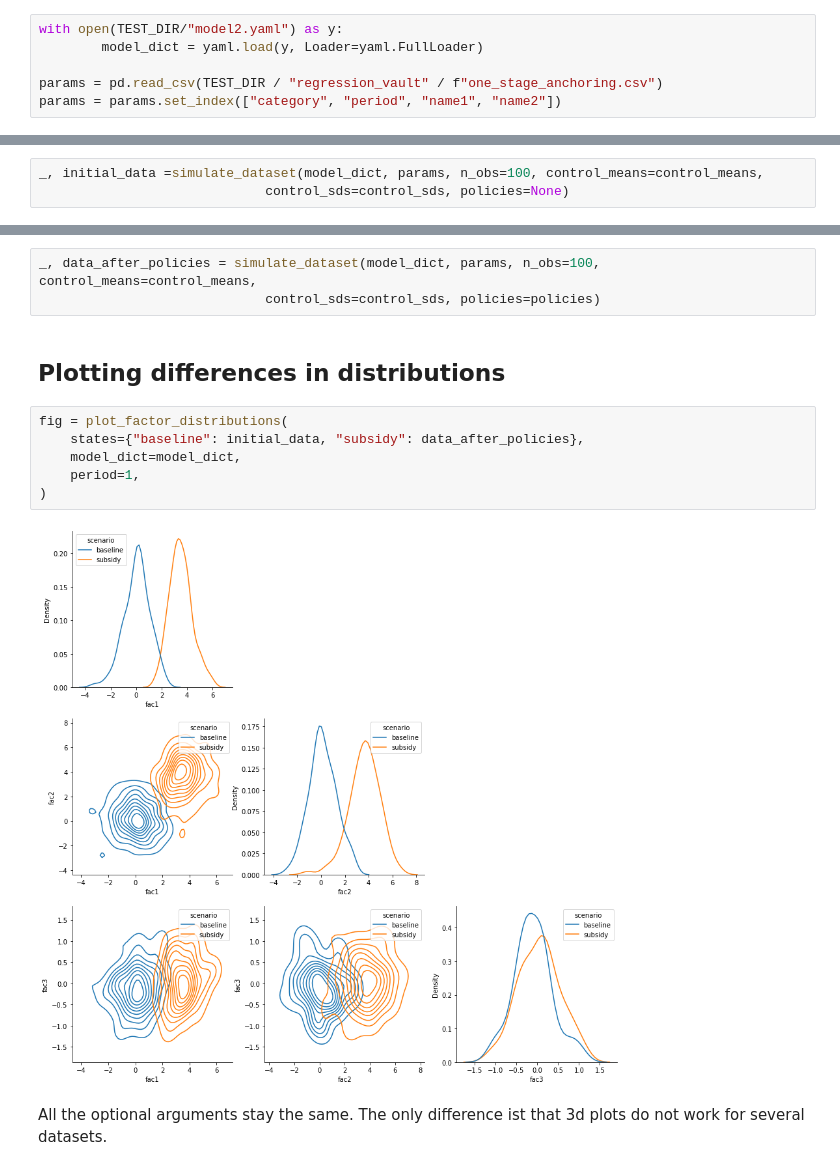
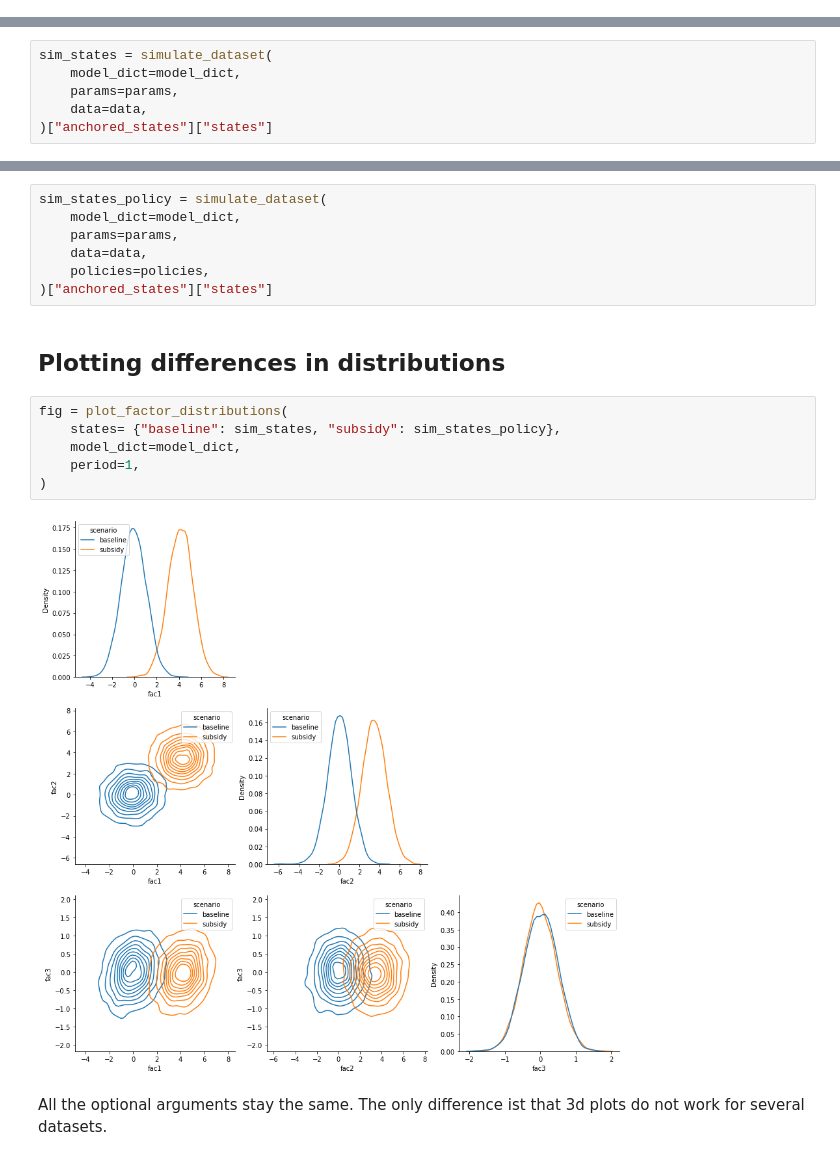
Before and after one commit to OpenSourceEconomics/skillmodels, a Jupyter notebook: docs/source/how_to_guides/how_to_visualize_pairwise_factor_distribution.ipynb, the cells around one changed output, grey strips where cells are left out. Drawn from its saved outputs; the diff is of its cells as text.

```diff
--- a/docs/source/how_to_guides/how_to_visualize_pairwise_factor_distribution.ipynb
+++ b/docs/source/how_to_guides/how_to_visualize_pairwise_factor_distribution.ipynb
@@ -62,9 +78,3 @@ fig = plot_factor_distributions(
 ## Getting simulated datasets (with and without policy)
 
 One of the main application of skill formation models is to simulate the effect of counterfactual policies. To visualize the effect of a policy on factor distributions, we first need to simulate a dataset in which a policy has been active.
-# %%
-with open(TEST_DIR/"model2.yaml") as y:
-        model_dict = yaml.load(y, Loader=yaml.FullLoader)
-
-params = pd.read_csv(TEST_DIR / "regression_vault" / f"one_stage_anchoring.csv")
-params = params.set_index(["category", "period", "name1", "name2"])
@@ -74,22 +81,29 @@ control_sds = pd.Series([1], index=["x1"])
 # %%
-_, initial_data =simulate_dataset(model_dict, params, n_obs=100, control_means=control_means,
-                             control_sds=control_sds, policies=None)
+sim_states = simulate_dataset(
+    model_dict=model_dict,
+    params=params,
+    data=data,
+)["anchored_states"]["states"]
 # %%
 policies = [
         {"period": 1, "factor": "fac1", "effect_size": 3.5, "standard_deviation": 0.0},
         {"period": 1, "factor": "fac2", "effect_size": 3.5, "standard_deviation": 0.0}]
 # %%
-_, data_after_policies = simulate_dataset(model_dict, params, n_obs=100, control_means=control_means,
-                             control_sds=control_sds, policies=policies)
+sim_states_policy = simulate_dataset(
+    model_dict=model_dict,
+    params=params,
+    data=data,
+    policies=policies,
+)["anchored_states"]["states"]
 # %% [markdown]
 ## Plotting differences in distributions
 # %%
 fig = plot_factor_distributions(
-    states={"baseline": initial_data, "subsidy": data_after_policies},
+    states= {"baseline": sim_states, "subsidy": sim_states_policy},
     model_dict=model_dict,
     period=1,
 )
 # %% [output]
-[figure, old version]
+[figure, new version]
 # %% [markdown]
 All the optional arguments stay the same. The only difference ist that 3d plots do not work for several datasets.
```
Also changed, not shown: parts of 5 cells of this notebook, 41 other files.
